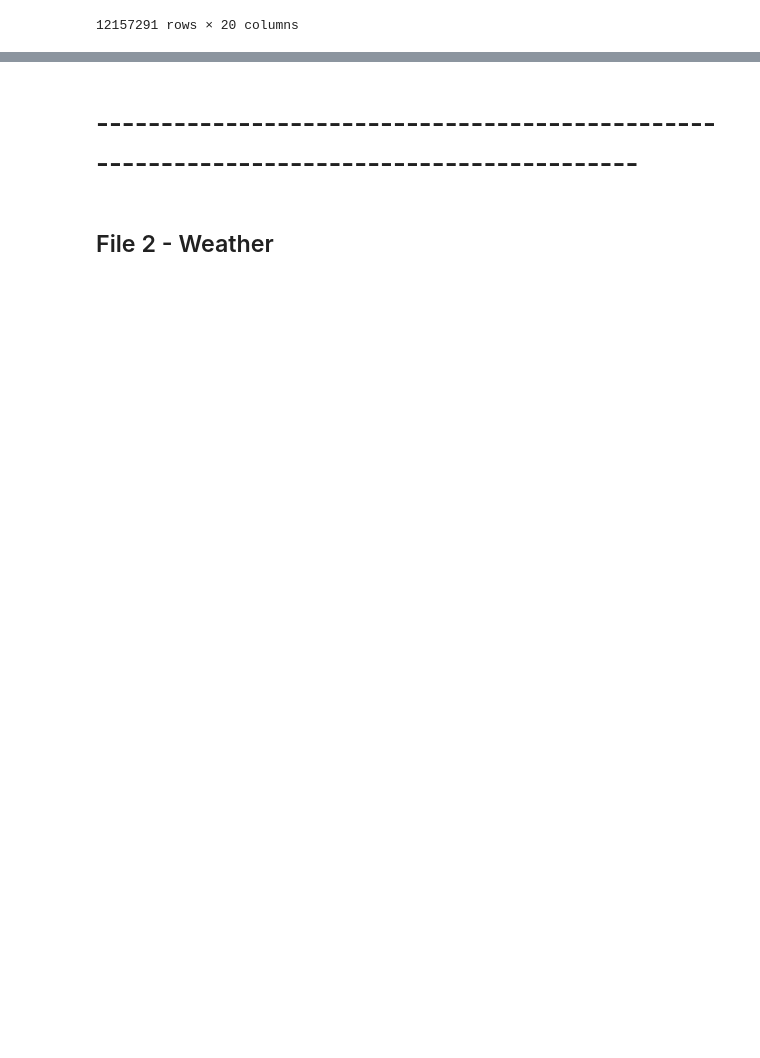
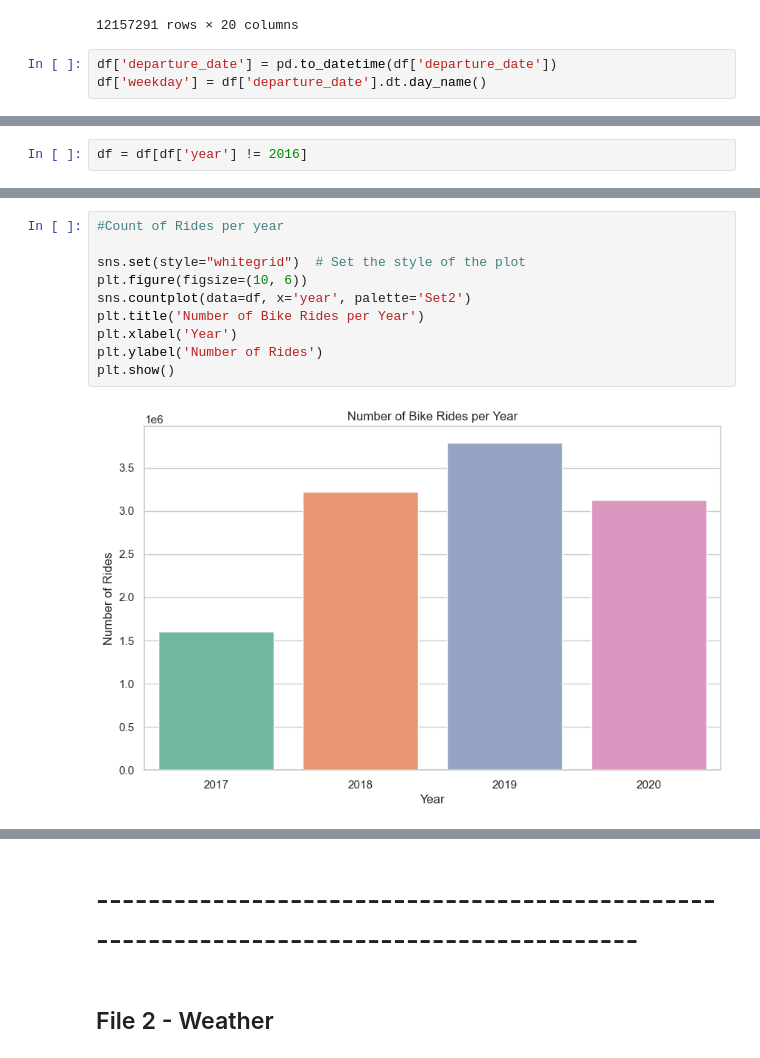
Before and after one commit to HeloisaBal/Mid-Bootcamp-Project-Helsinki, a Jupyter notebook: MBP.ipynb, the cells around one changed output, grey strips where cells are left out. Saved outputs shown, nothing was run; the diff lists cells and outputs as text; blank space fills up the shorter version.

```diff
--- a/MBP.ipynb
+++ b/MBP.ipynb
@@ -360,3 +348,6 @@ See the caveats in the documentation: https://pandas.pydata.org/pandas-docs/stab
 | 12157456 | 2017-10-30 23:57:00 | 2017-10-31 00:00:00 | 28.0 | Lastenlehto | 26.0 | Kamppi (M) | 416.0 | ... |
 | 12157457 | 2017-10-30 23:59:00 | 2017-10-31 00:12:00 | 20.0 | Kaisaniemenpuisto | 114.0 | Ratapihantie | 2856.0 | ... |
 12157291 rows × 20 columns
+# %%
+df['departure_date'] = pd.to_datetime(df['departure_date'])
+df['weekday'] = df['departure_date'].dt.day_name()
@@ -385,0 +388,2 @@ See the caveats in the documentation: https://pandas.pydata.org/pandas-docs/stab
+# %%
+df = df[df['year'] != 2016]
@@ -385,0 +487,12 @@ See the caveats in the documentation: https://pandas.pydata.org/pandas-docs/stab
+# %%
+#Count of Rides per year
+
+sns.set(style="whitegrid")  # Set the style of the plot
+plt.figure(figsize=(10, 6))
+sns.countplot(data=df, x='year', palette='Set2')
+plt.title('Number of Bike Rides per Year')
+plt.xlabel('Year')
+plt.ylabel('Number of Rides')
+plt.show()
+# %% [output]
+[figure, added]
```
Also changed, not shown: parts of 74 cells of this notebook.
